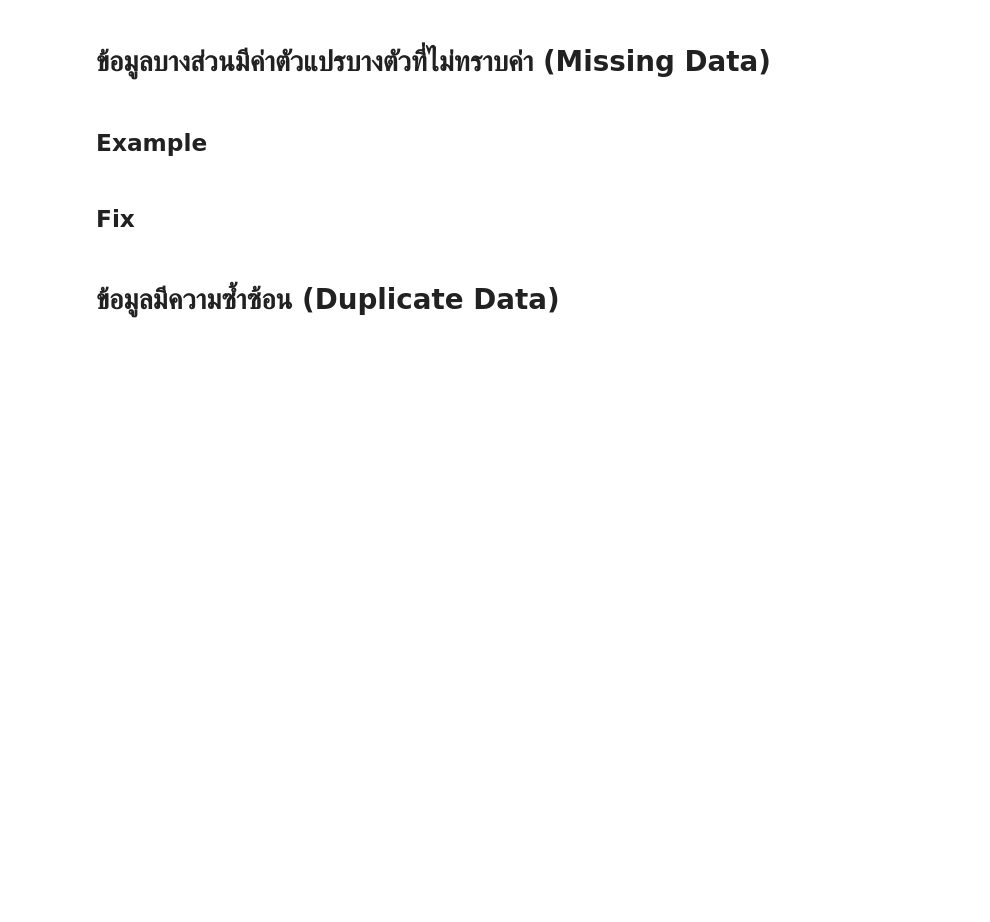
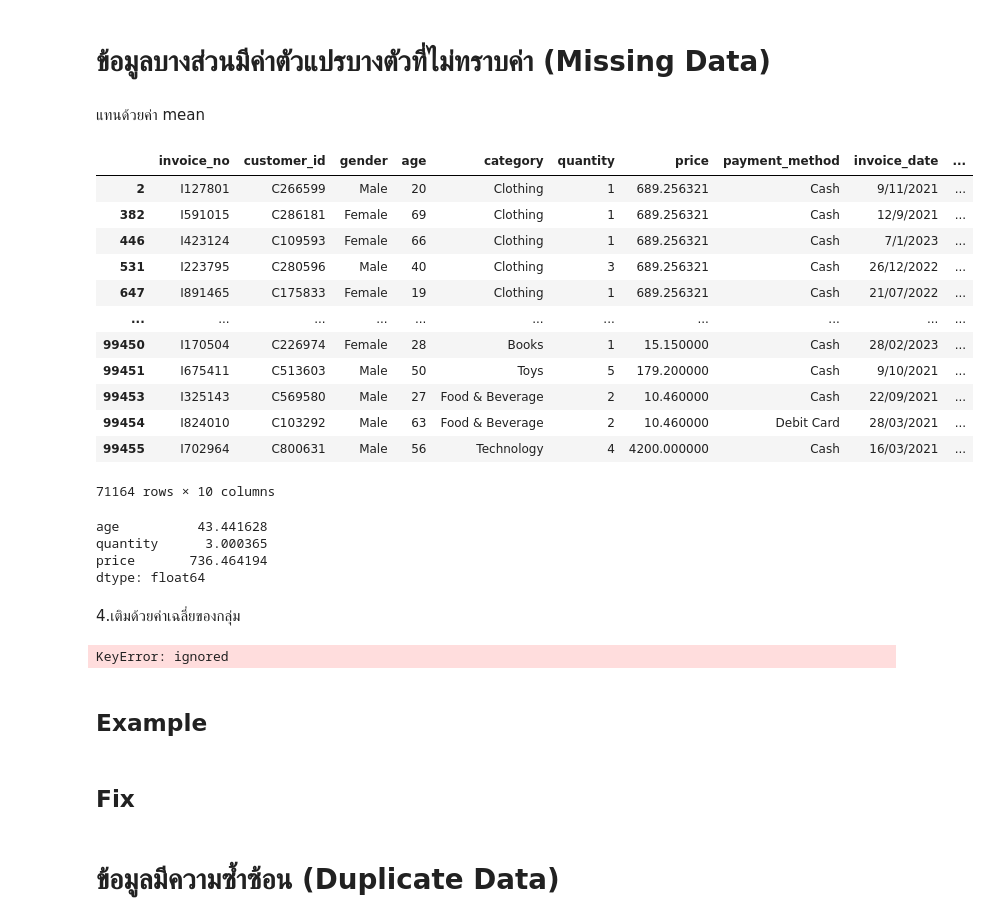
Before and after one commit to Tonry12/BSC_DPDM23, a Jupyter notebook: Data_Preprocessing.ipynb, the cells around one changed output. Saved outputs shown, nothing was run; the diff lists cells and outputs as text; code cells hidden in the pictures; blank space fills up the shorter version.

```diff
--- a/Data_Preprocessing.ipynb
+++ b/Data_Preprocessing.ipynb
@@ -41,5 +159,37 @@ See the caveats in the documentation: https://pandas.pydata.org/pandas-docs/stab
 # %% [markdown]
 # ข้อมูลบางส่วนมีค่าตัวแปรบางตัวที่ไม่ทราบค่า (Missing Data)
+# %% [markdown]
+แทนด้วยค่า mean
+# %%
+new_shopping_data_full = new_shopping_data.fillna(shopping_data['price'].mean())
+new_shopping_data_full
+# %% [output]
+|  | invoice_no | customer_id | gender | age | category | quantity | price | payment_method | invoice_date | ... |
+| 2 | I127801 | C266599 | Male | 20 | Clothing | 1 | 689.256321 | Cash | 9/11/2021 | ... |
+| 382 | I591015 | C286181 | Female | 69 | Clothing | 1 | 689.256321 | Cash | 12/9/2021 | ... |
+| 446 | I423124 | C109593 | Female | 66 | Clothing | 1 | 689.256321 | Cash | 7/1/2023 | ... |
+| 531 | I223795 | C280596 | Male | 40 | Clothing | 3 | 689.256321 | Cash | 26/12/2022 | ... |
+| 647 | I891465 | C175833 | Female | 19 | Clothing | 1 | 689.256321 | Cash | 21/07/2022 | ... |
+| ... | ... | ... | ... | ... | ... | ... | ... | ... | ... | ... |
+| 99450 | I170504 | C226974 | Female | 28 | Books | 1 | 15.150000 | Cash | 28/02/2023 | ... |
+| 99451 | I675411 | C513603 | Male | 50 | Toys | 5 | 179.200000 | Cash | 9/10/2021 | ... |
+| 99453 | I325143 | C569580 | Male | 27 | Food & Beverage | 2 | 10.460000 | Cash | 22/09/2021 | ... |
+| 99454 | I824010 | C103292 | Male | 63 | Food & Beverage | 2 | 10.460000 | Debit Card | 28/03/2021 | ... |
+| 99455 | I702964 | C800631 | Male | 56 | Technology | 4 | 4200.000000 | Cash | 16/03/2021 | ... |
+71164 rows × 10 columns
+# %%
+new_shopping_data_full.mean()
+# %% [output]
+age          43.441628
+quantity      3.000365
+price       736.464194
+dtype: float64
+# %% [markdown]
+  4.เติมด้วยค่าเฉลี่ยของกลุ่ม
+# %%
+new_shopping_data_full['price'] = new_shopping_data.groupby('category'=='Clothing')['price'].transform(lambda x: x.fillna(x.mean()))
+# %% [output]
+KeyError: ignored
 # %% [markdown]
 ## Example
 # %% [markdown]
```
Also changed, not shown: parts of 46 cells of this notebook.
